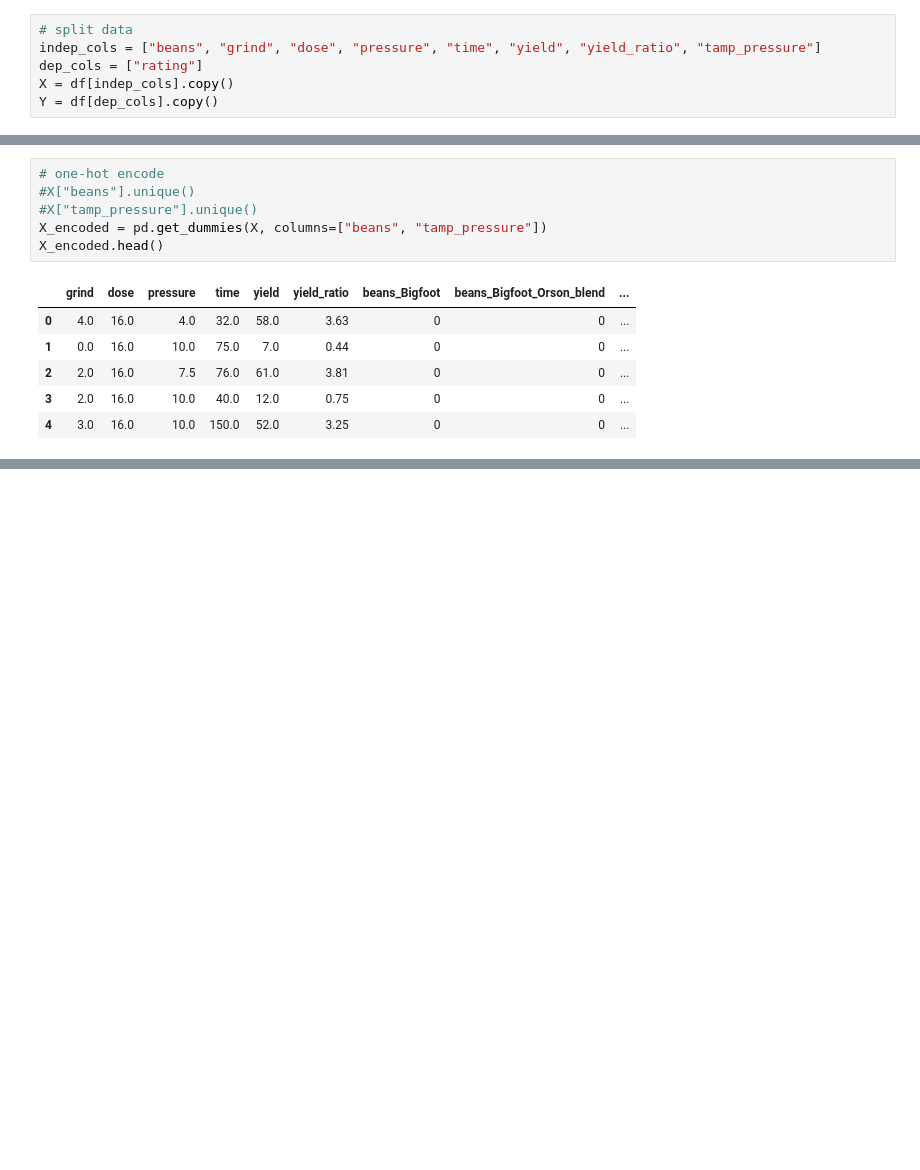
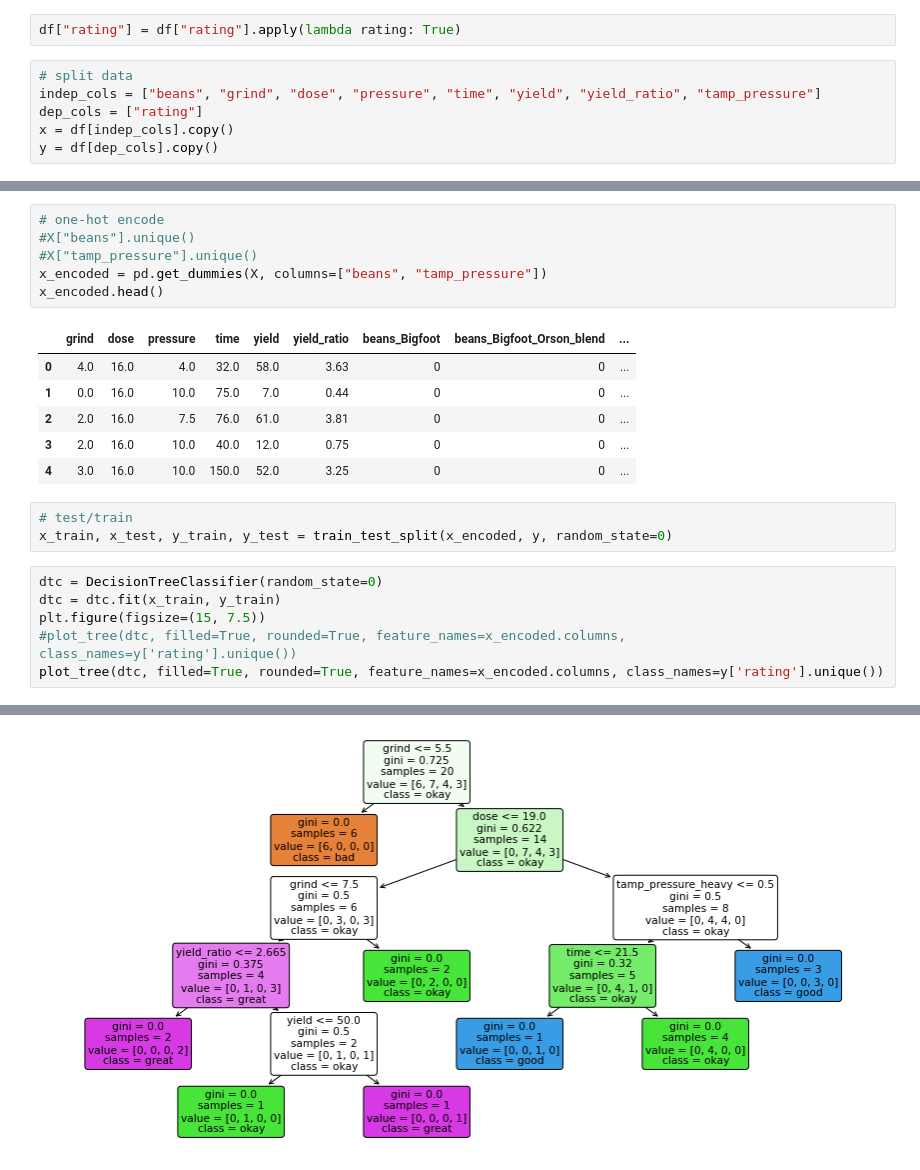
Before and after one commit to Jacob-harris-94/Coffee_CART, a Jupyter notebook: Coffee_CART.ipynb, the cells around one changed output, grey strips where cells are left out. Saved outputs shown, nothing was run; the diff lists cells and outputs as text; blank space fills up the shorter version.

Commit message:
add tree fitting, plot, and conf matrix

```diff
--- a/Coffee_CART.ipynb
+++ b/Coffee_CART.ipynb
@@ -115,9 +117,11 @@ df.reset_index(drop=True, inplace=True)
 | 24 | 2020-07-27 | Mexico_Honey | 8.0 | 18.0 | 7.5 | 29.0 | 42.0 | 2.33 | heavy | great |
 | 25 | 2020-07-27 | Mexico_Honey | 8.0 | 18.0 | 7.5 | 27.0 | 47.0 | 2.61 | heavy | good |
 | 26 | 2020-07-28 | Mexico_Honey | 8.0 | 18.0 | 7.5 | 27.0 | 44.0 | 2.44 | heavy | good |
+# %%
+df["rating"] = df["rating"].apply(lambda rating: True)
 # %%
 # split data
 indep_cols = ["beans", "grind", "dose", "pressure", "time", "yield", "yield_ratio", "tamp_pressure"]
 dep_cols = ["rating"]
-X = df[indep_cols].copy()
-Y = df[dep_cols].copy()
+x = df[indep_cols].copy()
+y = df[dep_cols].copy()
@@ -125,8 +133,8 @@ Y = df[dep_cols].copy()
 # one-hot encode
 #X["beans"].unique()
 #X["tamp_pressure"].unique()
-X_encoded = pd.get_dummies(X, columns=["beans", "tamp_pressure"])
-X_encoded.head()
+x_encoded = pd.get_dummies(X, columns=["beans", "tamp_pressure"])
+x_encoded.head()
 # %% [output]
 |  | grind | dose | pressure | time | yield | yield_ratio | beans_Bigfoot | beans_Bigfoot_Orson_blend | ... |
 | 0 | 4.0 | 16.0 | 4.0 | 32.0 | 58.0 | 3.63 | 0 | 0 | ... |
@@ -134,3 +142,13 @@ X_encoded.head()
 | 2 | 2.0 | 16.0 | 7.5 | 76.0 | 61.0 | 3.81 | 0 | 0 | ... |
 | 3 | 2.0 | 16.0 | 10.0 | 40.0 | 12.0 | 0.75 | 0 | 0 | ... |
 | 4 | 3.0 | 16.0 | 10.0 | 150.0 | 52.0 | 3.25 | 0 | 0 | ... |
+# %%
+# test/train
+x_train, x_test, y_train, y_test = train_test_split(x_encoded, y, random_state=0)
+# %%
+dtc = DecisionTreeClassifier(random_state=0)
+dtc = dtc.fit(x_train, y_train)
+plt.figure(figsize=(15, 7.5))
+#plot_tree(dtc, filled=True, rounded=True, feature_names=x_encoded.columns, class_names=y['rating'].unique())
+plot_tree(dtc, filled=True, rounded=True, feature_names=x_encoded.columns, class_names=y['rating'].unique())
+# %% [output]
@@ -136,0 +170 @@ X_encoded.head()
+[figure, added]
```
Also changed, not shown: parts of 4 cells of this notebook.
